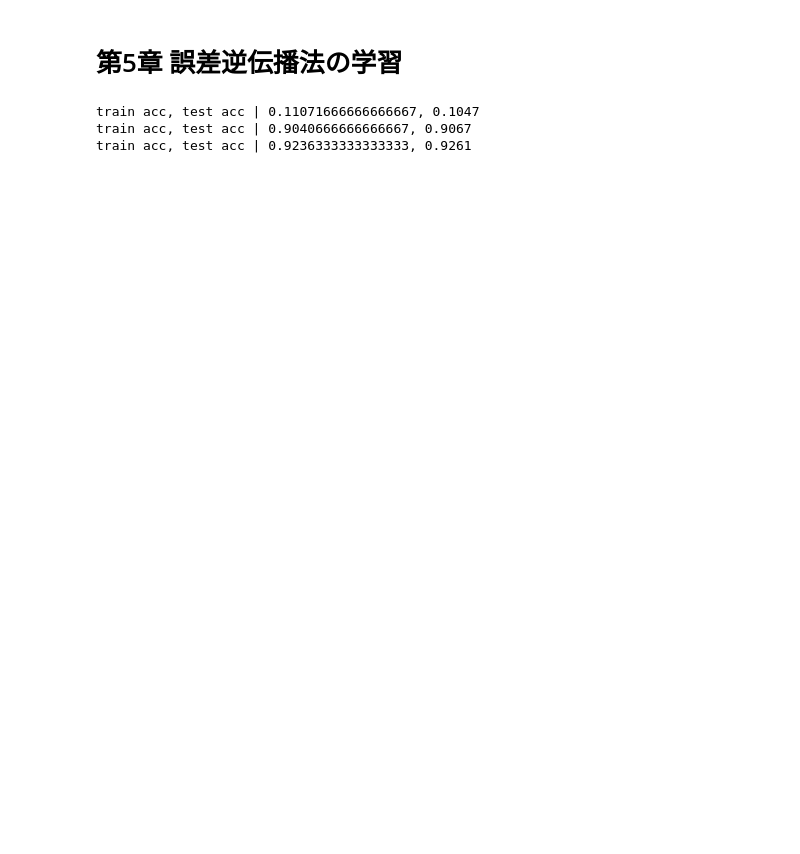
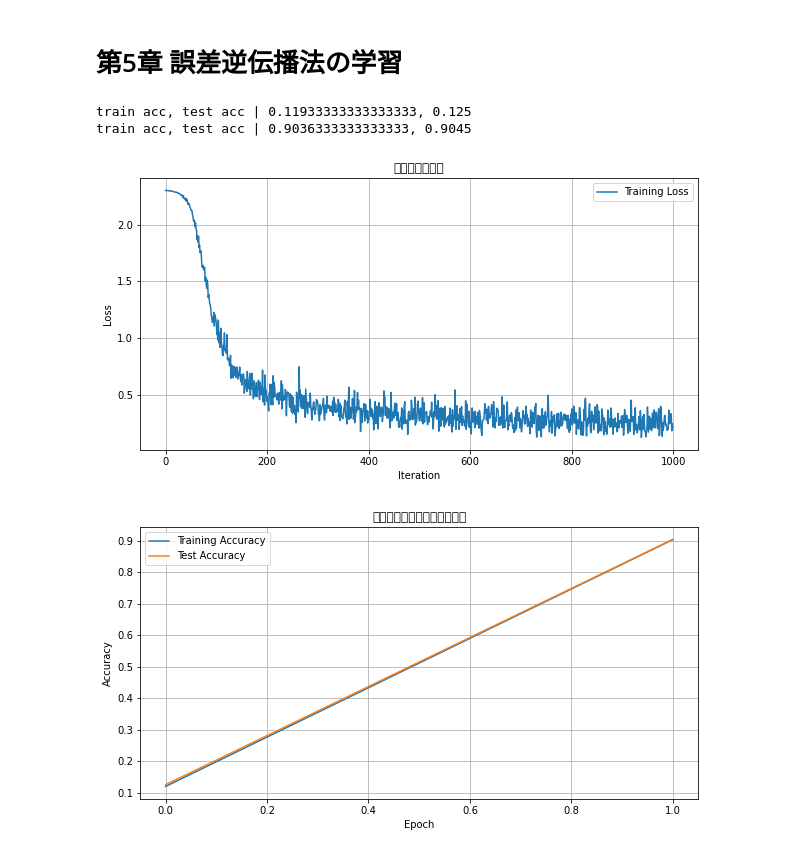
Before and after one commit to Katsunobu1008/DeepLearning, a Jupyter notebook: ch05/ch05.ipynb, the cells around one changed output. Saved outputs shown, nothing was run; the diff lists cells and outputs as text; code cells hidden in the pictures; blank space fills up the shorter version.

```diff
--- a/ch05/ch05.ipynb
+++ b/ch05/ch05.ipynb
@@ -80,7 +80,7 @@ class TwoLayerNet:
 (x_train, t_train), (x_test, t_test) = load_mnist(normalize=True, one_hot_label=True)
 
 # ハイパーパラメータの設定
-iters_num = 10000
+iters_num = 1000
 train_size = x_train.shape[0]
 batch_size = 100
 learning_rate = 0.1
@@ -115,35 +115,36 @@ for i in range(iters_num):
 
     # 学習状況の記録
     if i % iter_per_epoch == 0:
         train_acc = network.accuracy(x_train, t_train)
         test_acc = network.accuracy(x_test, t_test)
         train_acc_list.append(train_acc)
         test_acc_list.append(test_acc)
         print(f"train acc, test acc | {train_acc}, {test_acc}")
 
 import matplotlib.pyplot as plt
 # 損失関数の推移をプロット
 plt.figure(figsize=(10, 5))
 plt.plot(train_loss_list, label="Training Loss")
-plt.title("Loss Function Transition During Training")
+plt.title("損失関数の推移")
 plt.xlabel("Iteration")
 plt.ylabel("Loss")
 plt.legend()
 plt.grid()
 plt.show()
 
 # 精度の推移をプロット
 epochs = range(len(train_acc_list))  # エポックごとのデータを取得
 plt.figure(figsize=(10, 5))
 plt.plot(epochs, train_acc_list, label="Training Accuracy")
 plt.plot(epochs, test_acc_list, label="Test Accuracy")
-plt.title("Accuracy Transition During Training")
+plt.title("トレーニング中の精度の推移")
 plt.xlabel("Epoch")
 plt.ylabel("Accuracy")
 plt.legend()
 plt.grid()
 plt.show()
 # %% [output]
-train acc, test acc | 0.11071666666666667, 0.1047
-train acc, test acc | 0.9040666666666667, 0.9067
-train acc, test acc | 0.9236333333333333, 0.9261
+train acc, test acc | 0.11933333333333333, 0.125
+train acc, test acc | 0.9036333333333333, 0.9045
+[figure, added]
+[figure, added]
```
